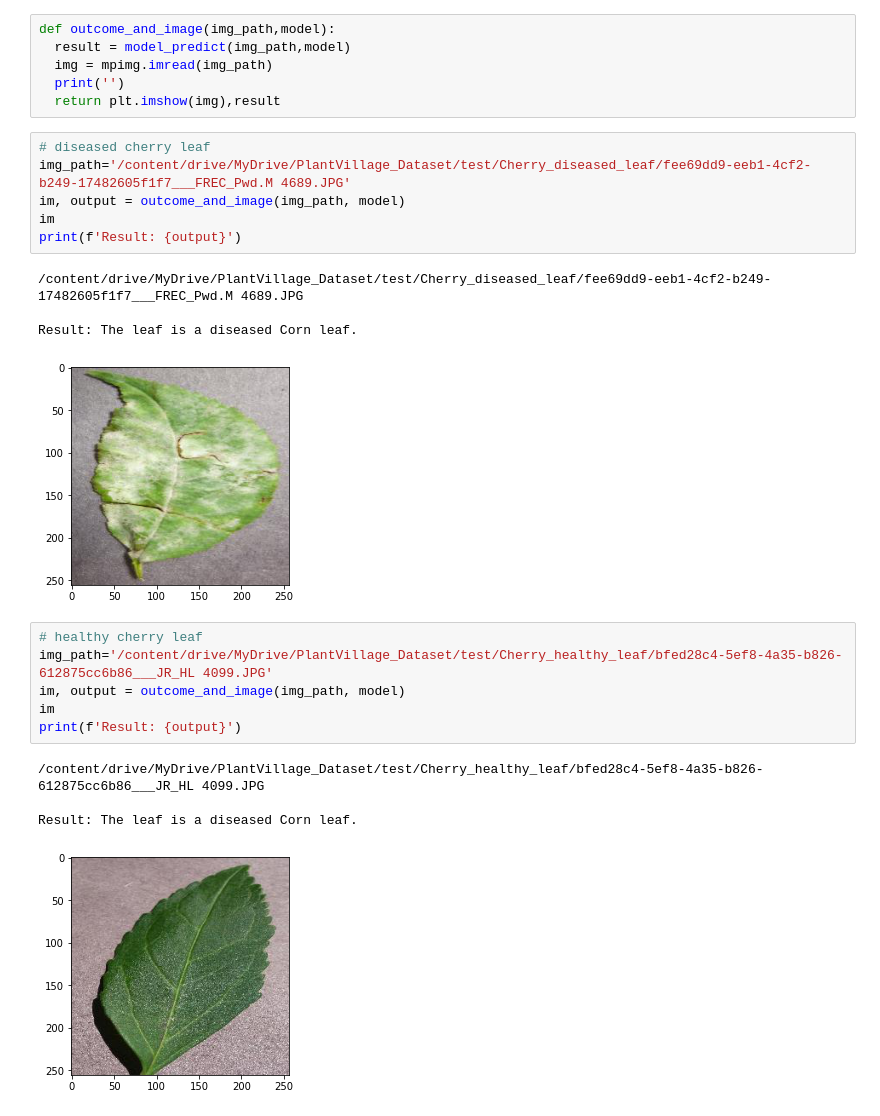
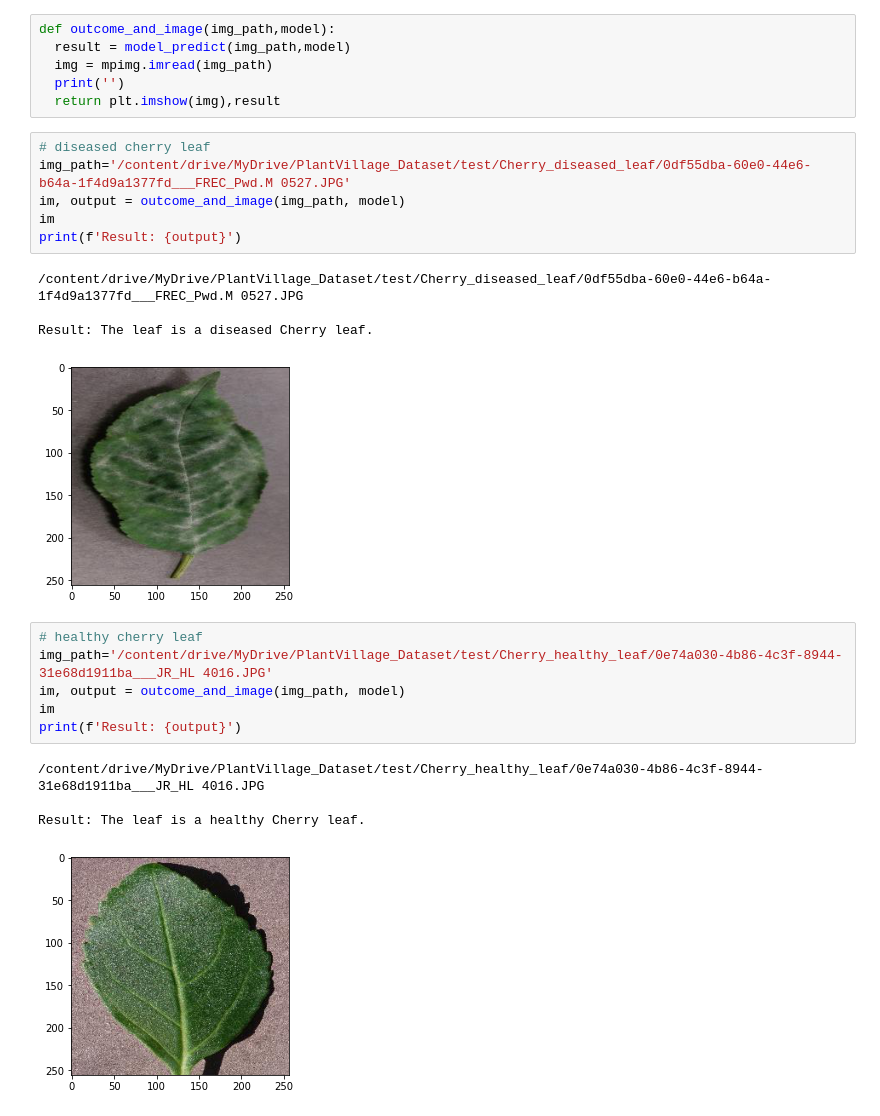
Before and after one commit to Trushali29/Artificial-Intelligence-In-Agritculture, a Jupyter notebook: LeafClassification.ipynb, the cells around one changed output. Cells and saved outputs as stored; diff of their text form.

```diff
--- a/LeafClassification.ipynb
+++ b/LeafClassification.ipynb
@@ -204,25 +206,25 @@ def outcome_and_image(img_path,model):
   return plt.imshow(img),result
 # %%
 # diseased cherry leaf
-img_path='/content/drive/MyDrive/PlantVillage_Dataset/test/Cherry_diseased_leaf/fee69dd9-eeb1-4cf2-b249-17482605f1f7___FREC_Pwd.M 4689.JPG'
+img_path='/content/drive/MyDrive/PlantVillage_Dataset/test/Cherry_diseased_leaf/0df55dba-60e0-44e6-b64a-1f4d9a1377fd___FREC_Pwd.M 0527.JPG'
 im, output = outcome_and_image(img_path, model)
 im
 print(f'Result: {output}')
 # %% [output]
-/content/drive/MyDrive/PlantVillage_Dataset/test/Cherry_diseased_leaf/fee69dd9-eeb1-4cf2-b249-17482605f1f7___FREC_Pwd.M 4689.JPG
+/content/drive/MyDrive/PlantVillage_Dataset/test/Cherry_diseased_leaf/0df55dba-60e0-44e6-b64a-1f4d9a1377fd___FREC_Pwd.M 0527.JPG
 
-Result: The leaf is a diseased Corn leaf.
+Result: The leaf is a diseased Cherry leaf.
-[figure, old version]
+[figure, new version]
 # %%
 # healthy cherry leaf
-img_path='/content/drive/MyDrive/PlantVillage_Dataset/test/Cherry_healthy_leaf/bfed28c4-5ef8-4a35-b826-612875cc6b86___JR_HL 4099.JPG'
+img_path='/content/drive/MyDrive/PlantVillage_Dataset/test/Cherry_healthy_leaf/0e74a030-4b86-4c3f-8944-31e68d1911ba___JR_HL 4016.JPG'
 im, output = outcome_and_image(img_path, model)
 im
 print(f'Result: {output}')
 # %% [output]
-/content/drive/MyDrive/PlantVillage_Dataset/test/Cherry_healthy_leaf/bfed28c4-5ef8-4a35-b826-612875cc6b86___JR_HL 4099.JPG
+/content/drive/MyDrive/PlantVillage_Dataset/test/Cherry_healthy_leaf/0e74a030-4b86-4c3f-8944-31e68d1911ba___JR_HL 4016.JPG
 
-Result: The leaf is a diseased Corn leaf.
+Result: The leaf is a healthy Cherry leaf.
-[figure, old version]
+[figure, new version]
 # %%
 # diseased pepper leaf
```
Also changed, not shown: parts of 14 cells of this notebook.
